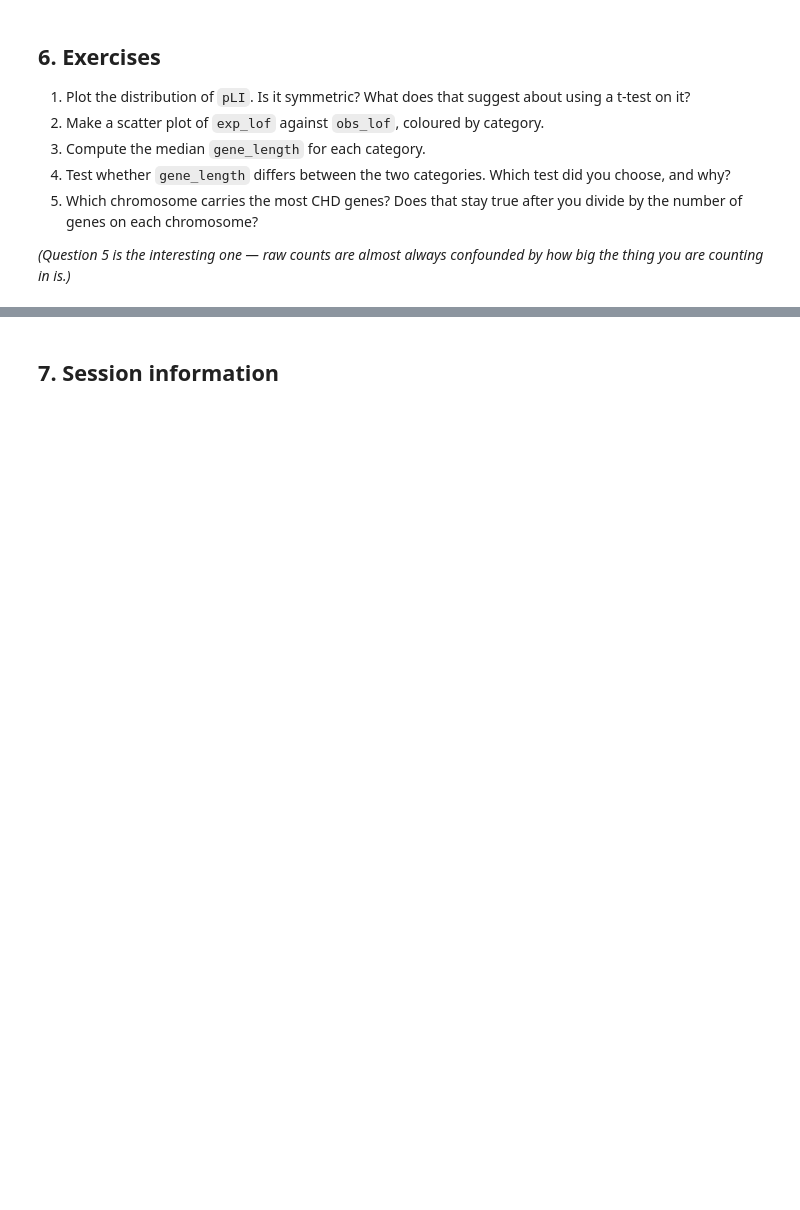
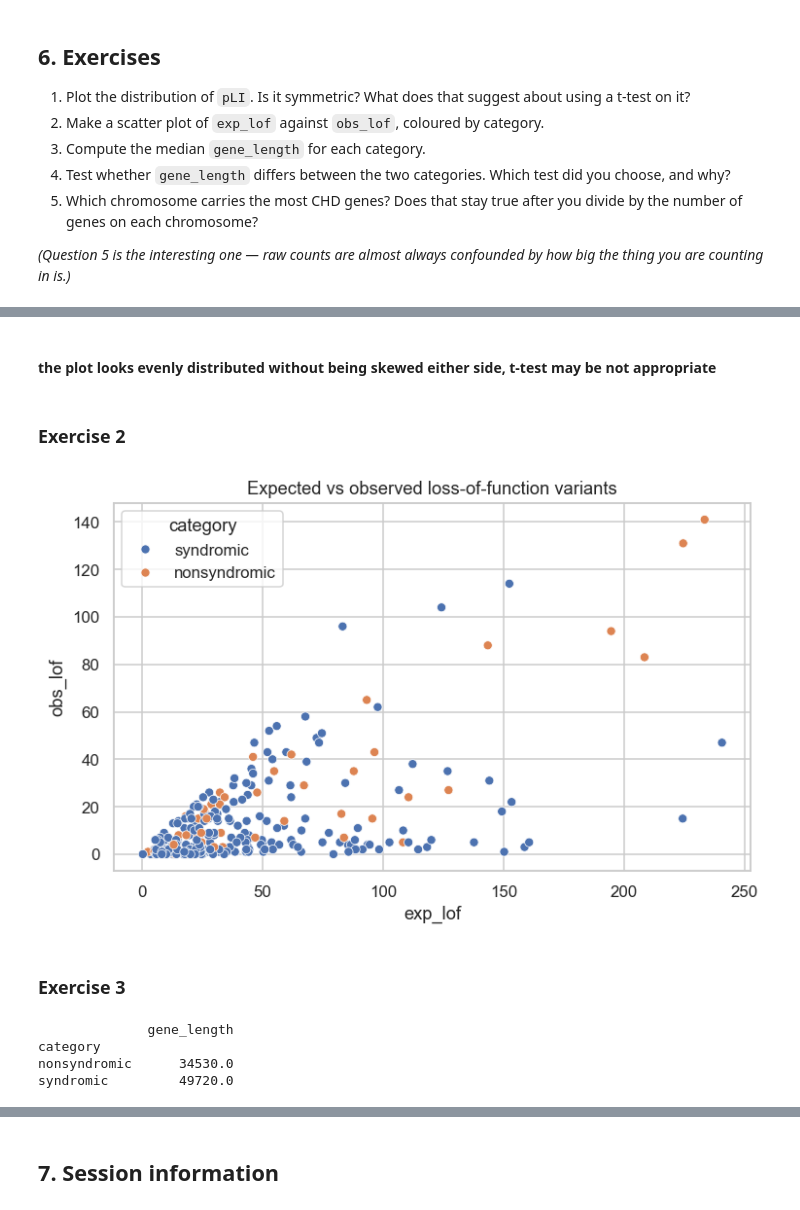
Before and after one commit to enriquea/ZebraQ, a Jupyter notebook: lessons-py/S3_Exploratory_Data_Analysis.ipynb, the cells around one changed output, grey strips where cells are left out. Drawn from its saved outputs; the diff is of its cells as text; code cells hidden in the pictures; blank space fills up the shorter version.

```diff
--- a/lessons-py/S3_Exploratory_Data_Analysis.ipynb
+++ b/lessons-py/S3_Exploratory_Data_Analysis.ipynb
@@ -395,0 +405,21 @@ how big the thing you are counting in is.)*
+# %% [markdown]
+#### the plot looks evenly distributed without being skewed either side, t-test may be not appropriate
+# %% [markdown]
+### Exercise 2
+# %%
+fig, ax = plt.subplots()
+sns.scatterplot(data=chd, x="exp_lof", y="obs_lof", hue="category", ax=ax)
+ax.set(title="Expected vs observed loss-of-function variants", xlabel="exp_lof", ylabel="obs_lof")
+plt.tight_layout()
+plt.show()
+# %% [output]
+[figure, added]
+# %% [markdown]
+### Exercise 3
+# %%
+print(chd.groupby("category")[["gene_length"]].median())
+# %% [output]
+              gene_length
+category
+nonsyndromic      34530.0
+syndromic         49720.0
```
Also changed, not shown: parts of 16 cells of this notebook.
